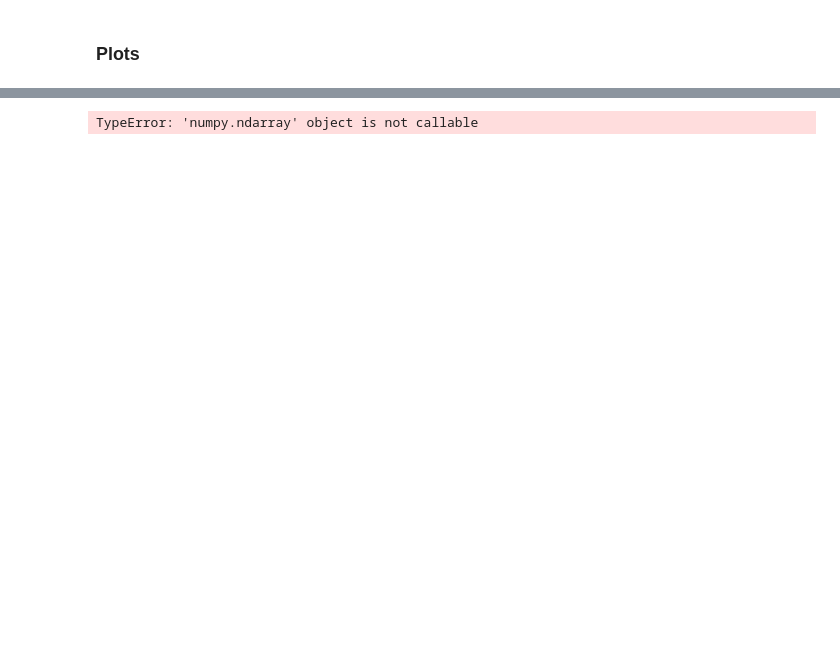
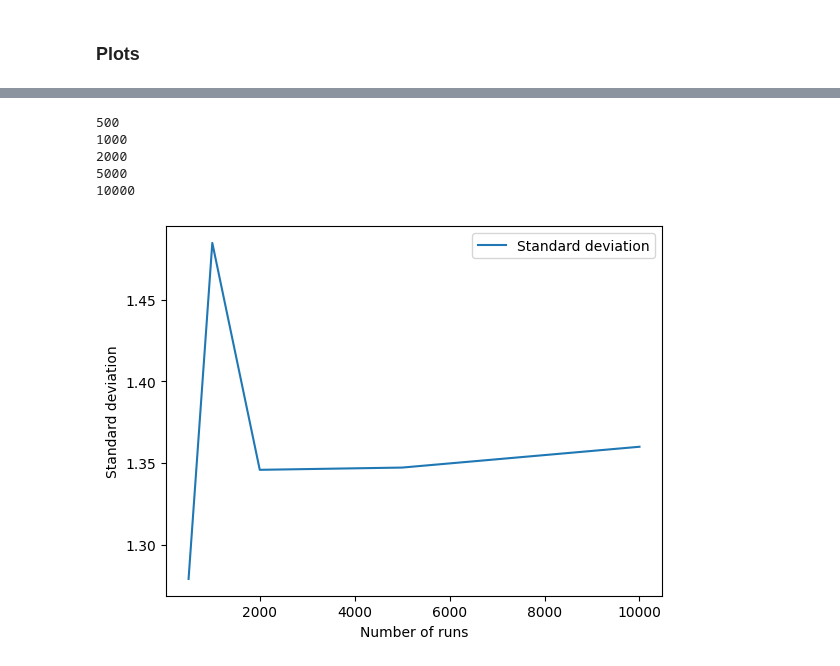
Before and after one commit to RSlanjouw/Stochastic-Simulation-2, a Jupyter notebook: DES_sim.ipynb, the cells around one changed output, grey strips where cells are left out. Saved outputs shown, nothing was run; the diff lists cells and outputs as text; code cells hidden in the pictures; blank space fills up the shorter version.

```diff
--- a/DES_sim.ipynb
+++ b/DES_sim.ipynb
@@ -314,11 +367,50 @@ for i in range(len(servers)):
+# %%
+number_of_runs =[500,1000,2000,5000,10000]
+p = 0.7
+m = 1
+n = 1
+number_of_customers = 1000
+
+def calculate(n, p, m, number_of_customers, number_of_runs):
+    results = []
+    for _ in range(number_of_runs):
+        result = DES_queue(number_of_customers, n*p*m, m, n)
+        results.append(result[1])
+    return results
+
+means = []
+stds = []
+for run in number_of_runs:
+    results = calculate(n, p, m, number_of_customers, run)
+    means.append(np.mean(results))
+    stds.append(np.std(results))
+    print(run)
+
+# plt.plot(number_of_runs, means, label="Mean waiting time")
+plt.plot(number_of_runs, stds, label="Standard deviation")
+plt.legend()
+plt.xlabel("Number of runs")
+plt.ylabel("Standard deviation")
+plt.show()
+
+
+# calculate the std over ther runs
+# %% [output]
+500
+1000
+2000
+5000
+10000
+[figure, added]
 # %%
-# calculate the mean for the short job first and fifo and compare in plot
-number_of_customers = 10000
-rho = [0.3,0.5,0.7,0.9]
-mu = 10
-number_of_rounds = 10
+number_of_customers = 1000
+rho = [0.1,0.3,0.5,0.7,0.9]
+mu = 1
+number_of_rounds = 100
 meansSJF = []
 meansFIFO = []
+stdsSJF = []
+stdsFIFO = []
 n = 1
 for rho_i in rho:
     resultsSJF = []
@@ -326,7 +418,6 @@ for rho_i in rho:
     lambd = (n * mu * rho_i)
     for i in range(number_of_rounds):
         resultSJF = DES_queue_SJF(number_of_customers, lambd, mu, n)
-        print(resultSJF)
         resultFIFO = DES_queue(number_of_customers, lambd, mu, n)
         resultsSJF.append(resultSJF[1])
         resultsFIFO.append(resultFIFO[1])
@@ -334,15 +425,17 @@ for rho_i in rho:
             print("Finished round ", i)
     meanSJF = np.mean(resultsSJF)
     meanFIFO = np.mean(resultsFIFO)
+    stdSJF = np.std(resultsSJF)
+    stdFIFO = np.std(resultsFIFO)
     meansSJF.append(meanSJF)
     meansFIFO.append(meanFIFO)
     print("Finished for rho = ", rho_i)
 
 plt.plot(rho, meansSJF, label="Shortest job first")
+plt.fill_between(rho, np.array(meansSJF) - 1.96*np.array(stdsSJF), np.array(meansSJF) + 1.96*np.array(stdsSJF), alpha=0.5)
 plt.plot(rho, meansFIFO, label="First in first out")
+plt.fill_between(rho, np.array(meansFIFO) - 1.96*np.array(stdsFIFO), np.array(meansFIFO) + 1.96*np.array(stdsFIFO), alpha=0.5)
 plt.xlabel("\u03C1")
 plt.ylabel("Average waiting time")
 plt.legend()
 plt.show()
-# %% [output]
-TypeError: 'numpy.ndarray' object is not callable
```
Also changed, not shown: parts of 14 cells of this notebook.
